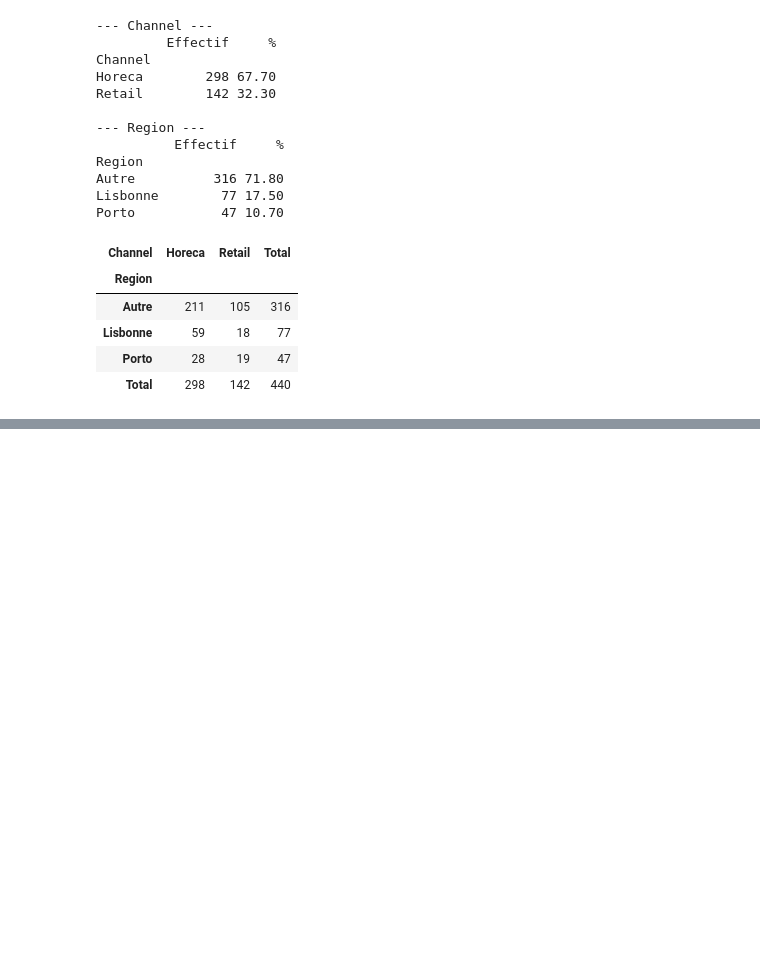
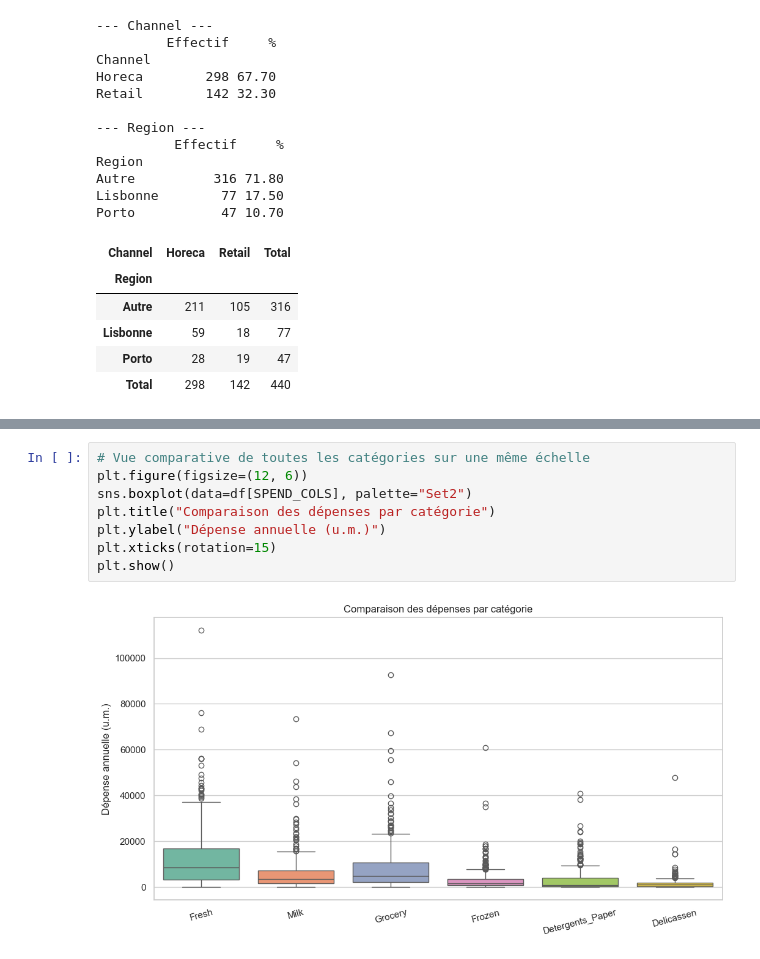
Before and after one commit to rokhayacoumbadiouf-bit/Segmentation_Client_ML, a Jupyter notebook: P1IA_ODC/projet_machine_learning/segmentaion_client.ipynb, the cells around one changed output, grey strips where cells are left out. Cells and saved outputs as stored; diff of their text form; blank space fills up the shorter version.

```diff
--- a/P1IA_ODC/projet_machine_learning/segmentaion_client.ipynb
+++ b/P1IA_ODC/projet_machine_learning/segmentaion_client.ipynb
@@ -379,0 +442,10 @@ La région semble peu discriminante. Le canal, en revanche, sera une référence
+# %%
+# Vue comparative de toutes les catégories sur une même échelle
+plt.figure(figsize=(12, 6))
+sns.boxplot(data=df[SPEND_COLS], palette="Set2")
+plt.title("Comparaison des dépenses par catégorie")
+plt.ylabel("Dépense annuelle (u.m.)")
+plt.xticks(rotation=15)
+plt.show()
+# %% [output]
+[figure, added]
```
Also changed, not shown: parts of 18 cells of this notebook.
